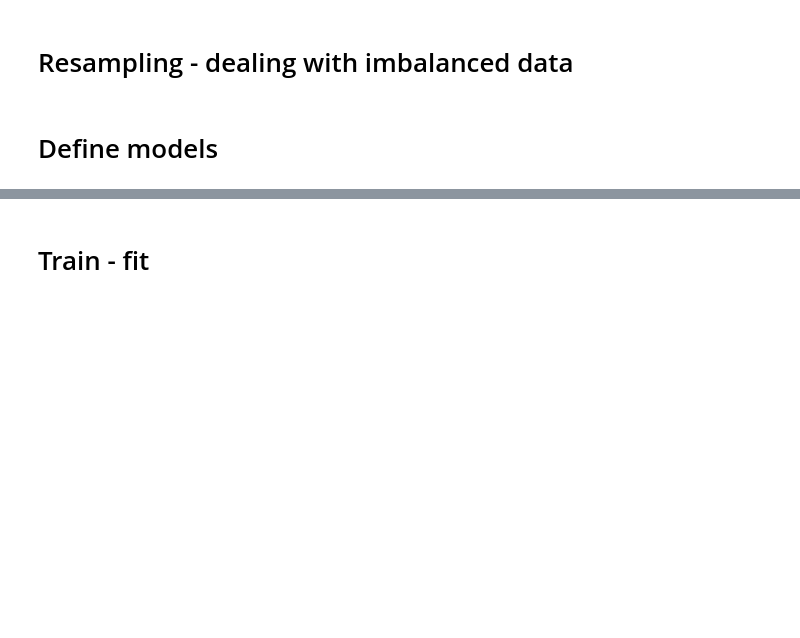
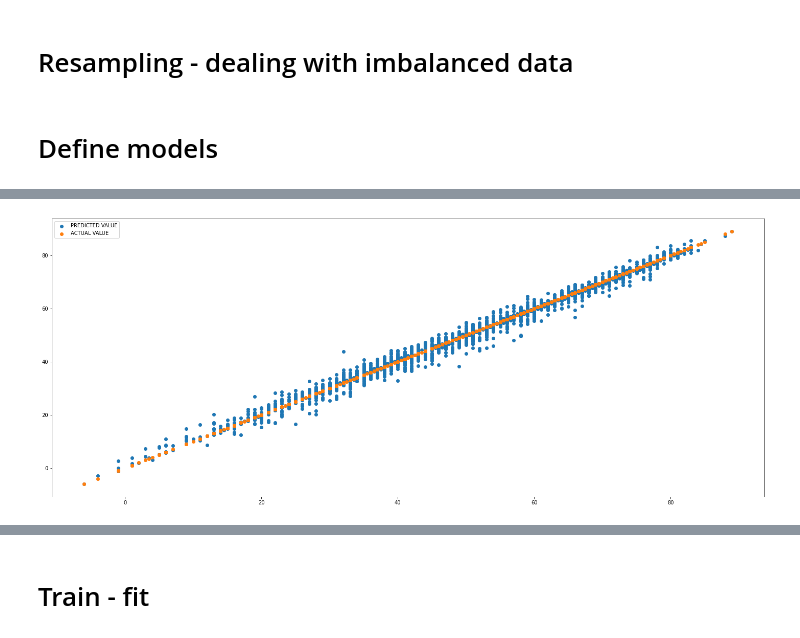
Before and after one commit to Alex-Kamenev/Weather_Data_Prediction_Models, a Jupyter notebook: Weather_Data_Predictive_Models.ipynb, the cells around one changed output, grey strips where cells are left out. Cells and saved outputs as stored; diff of their text form; code cells hidden in the pictures; blank space fills up the shorter version.

```diff
--- a/Weather_Data_Predictive_Models.ipynb
+++ b/Weather_Data_Predictive_Models.ipynb
@@ -11,6 +14,9 @@ weather_df = d_load.load_df(r'data\clean_weather_data.csv')
 # %%
 # instantiate custom package class for eda
 data = d_info.DataInfo(weather_df)
+# %%
+# instantiate class for models
+md = model.Modelpredict()
 # %% [markdown]
 # Check Data for inconsistencies
 # %%
@@ -59,13 +131,5 @@ cycle per model
 <!--  -->
 # %% [markdown]
 # Feature Selection
-# %%
-from sklearn.preprocessing import MinMaxScaler
-import numpy as np
-# apply normalization techniques
-
-columns_x=['AWND', 'SNOW', 'SNWD', 'TAVG', 'WDF2', 'WSF2','TMAX', 'TMIN', 'SUM_TAVG','PRCP']
-for column in columns_x:
-    weather_df[column] = MinMaxScaler().fit_transform(np.array(weather_df[column]).reshape(-1,1))
 # %% [markdown]
 # Train and test split
@@ -119,0 +148,6 @@ lm = LinearRegression()
+# %%
+df = data.drop(weather_df, ['STATION', 'id', 'SUM_TAVG', 'NAME', 'DATE'])
+df = md.one_hot_encode(df, 'COUNTY')
+# %%
+# build model, fit and predict
+Y_pred, Y_test = md.linear_reg(df, 'TAVG', 0.2)
@@ -119,0 +193,11 @@ lm = LinearRegression()
+# %%
+plt.figure(figsize=(25, 10))
+#plt.xlabel('TAVG')
+#plt.ylabel('TAVG')
+plt.scatter(Y_test, Y_pred, label="PREDICTED VALUE")
+plt.scatter(Y_test, Y_test, label="ACTUAL VALUE")
+
+plt.legend()
+plt.show()
+# %% [output]
+[figure, added]
```
Also changed, not shown: parts of 77 cells of this notebook, 1 other file.
